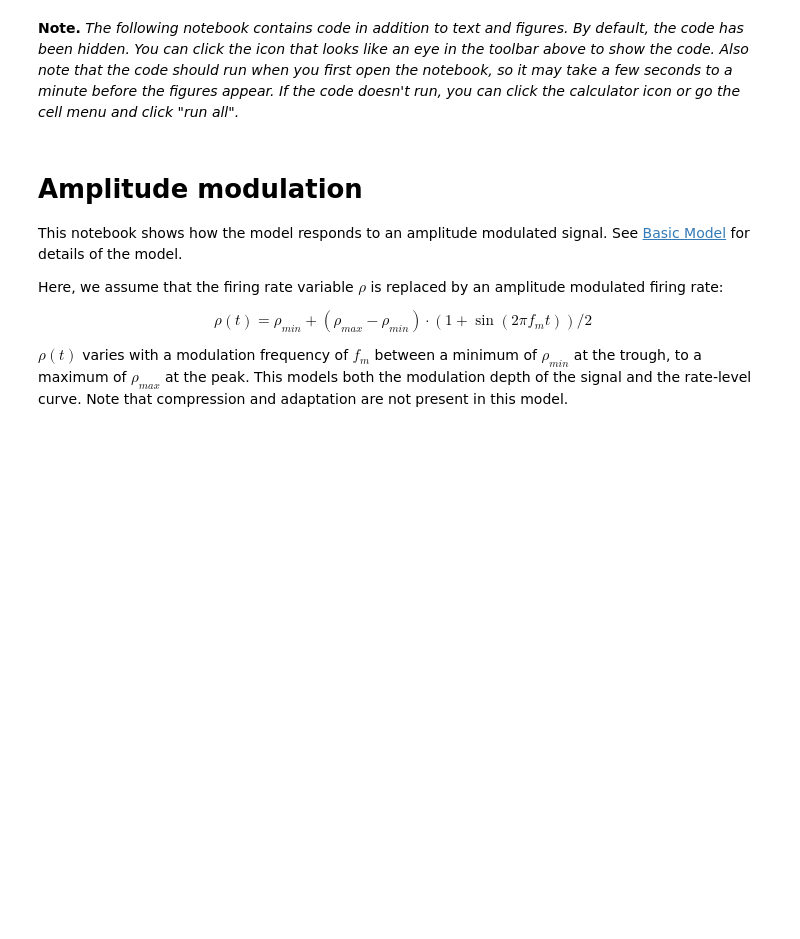
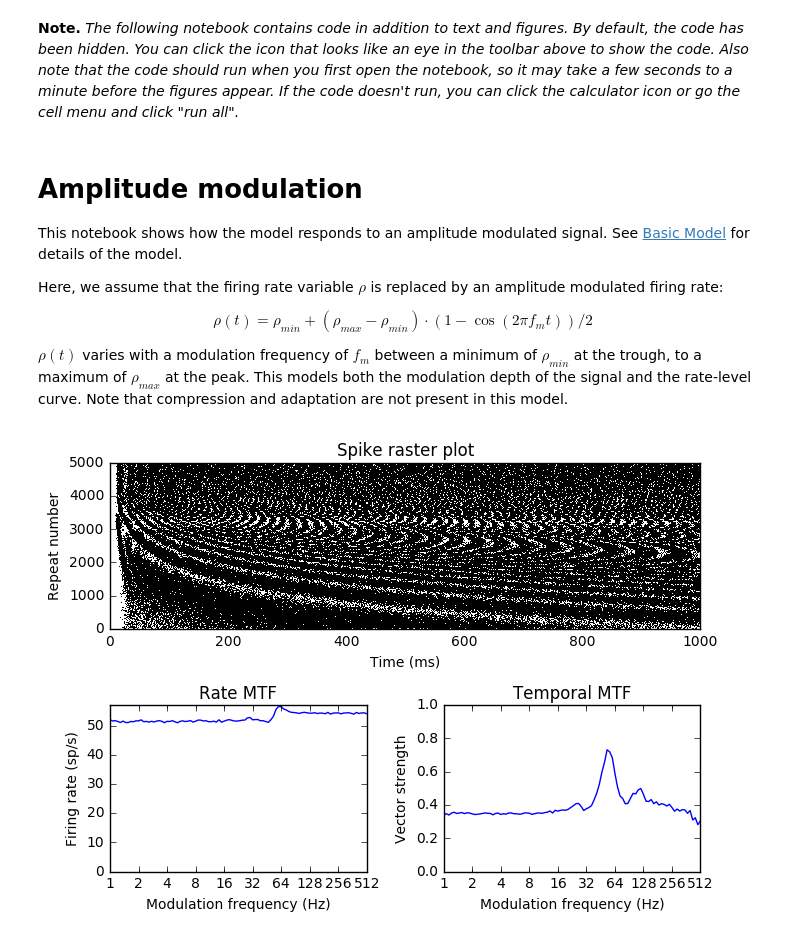
Before and after one commit to bdevans/vcn_regularity, a Jupyter notebook: amplitude_modulation.ipynb, the cells around one changed output. Drawn from its saved outputs; the diff is of its cells as text; code cells hidden in the pictures; blank space fills up the shorter version.

```diff
--- a/amplitude_modulation.ipynb
+++ b/amplitude_modulation.ipynb
@@ -7,7 +7,7 @@ This notebook shows how the model responds to an amplitude modulated signal. See
 
 Here, we assume that the firing rate variable $\rho$ is replaced by an amplitude modulated firing rate:
 
-$$\rho(t)=\rho_{min}+(\rho_{max}-\rho_{min})\cdot (1+\sin(2\pi f_m t))/2$$
+$$\rho(t)=\rho_{min}+(\rho_{max}-\rho_{min})\cdot (1-\cos(2\pi f_m t))/2$$
 
 $\rho(t)$ varies with a modulation frequency of $f_m$ between a minimum of $\rho_{min}$ at the trough, to a maximum of $\rho_{max}$ at the peak. This models both the modulation depth of the signal and the rate-level curve. Note that compression and adaptation are not present in this model.
 # %%
@@ -77,7 +77,7 @@ def mtf(fm_range_Hz, anf_rate_range_Hz, num_fm=10,
     fmi = int(i/repeats) : integer
     lfm = fmi/(num_fm-1.0)*(lfm_max-lfm_min)+lfm_min : 1
     fm = 2**lfm*Hz : Hz
-    am = 0.5*(1+sin(2*pi*fm*t)) : 1
+    am = 0.5*(1-cos(2*pi*fm*t)) : 1
     anf_rate = (anf_rate_max-anf_rate_min)*am+anf_rate_min : Hz
     anf_rate_exc = anf_rate : Hz
     anf_rate_inh = anf_rate*inh : Hz
@@ -164,30 +164,32 @@ ipw.interact(mtf,
                  description=r"Maximum mean current $\mu$"),
              fm_range_Hz=ipw.IntRangeSlider(
                  min=1, max=512, step=1, value=(1, 512),
                  continuous_update=False,
                  description=r"Modulation frequency range (Hz)"),
              num_fm=ipw.IntSlider(
                  min=5, max=250, step=5, value=10,
                  continuous_update=False,
                  description=r"Modulation frequency number of points"),
              num_anf=ipw.IntSlider(
                  min=1, max=100, step=1, value=50,
                  continuous_update=False,
                  description=r"Number of input synapses"),
              inh=ipw.FloatSlider(
                  min=0, max=1, step=0.05, value=0,
                  continuous_update=False,
                  description=r"Fraction of inhibition $\alpha$"),
              anf_rate_range_Hz=ipw.IntRangeSlider(
                  min=10, max=500, step=10, value=(150, 250),
                  continuous_update=False,
                  description=r"ANF firing rate at modulation minimum/maximum (sp/s)"),
              duration_ms=ipw.IntSlider(
                  min=100, max=10000, step=100, value=1000,
                  continuous_update=False,
                  description=r"Duration (ms)"),
              repeats=ipw.IntSlider(
                  min=5, max=500, step=5, value=50,
                  continuous_update=False,
                  description=r"Repeats"),
              );
+# %% [output]
+[figure, added]
```
